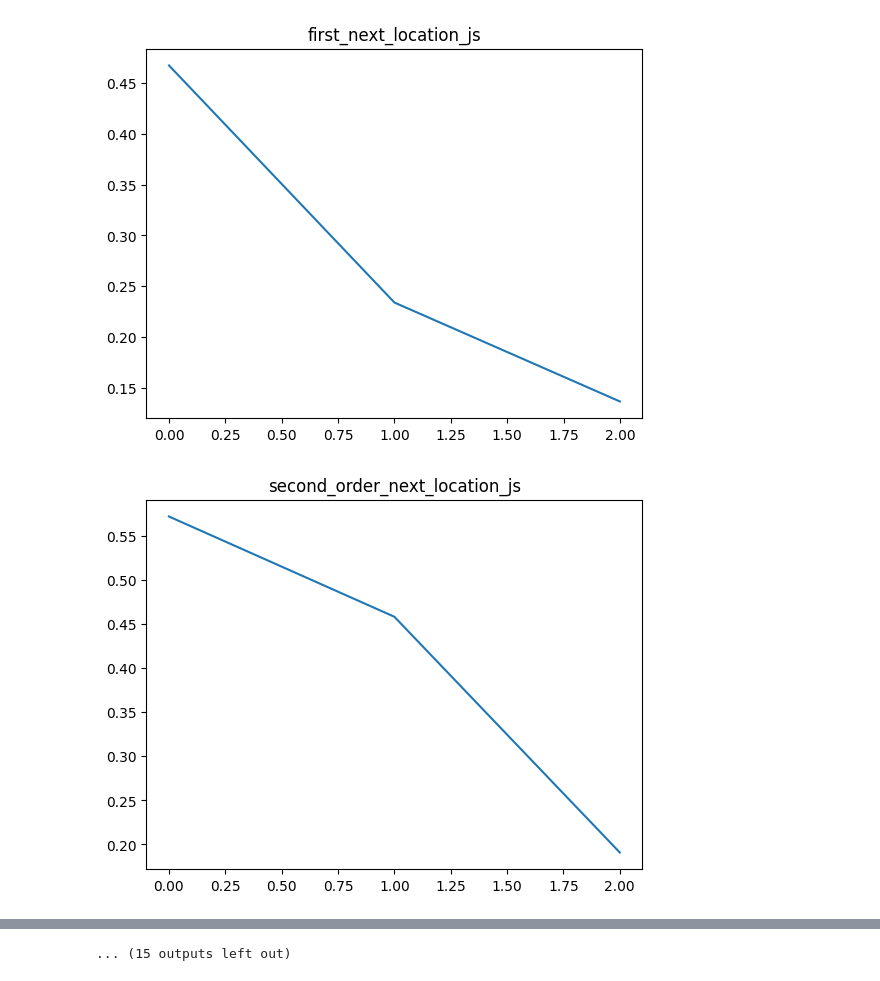
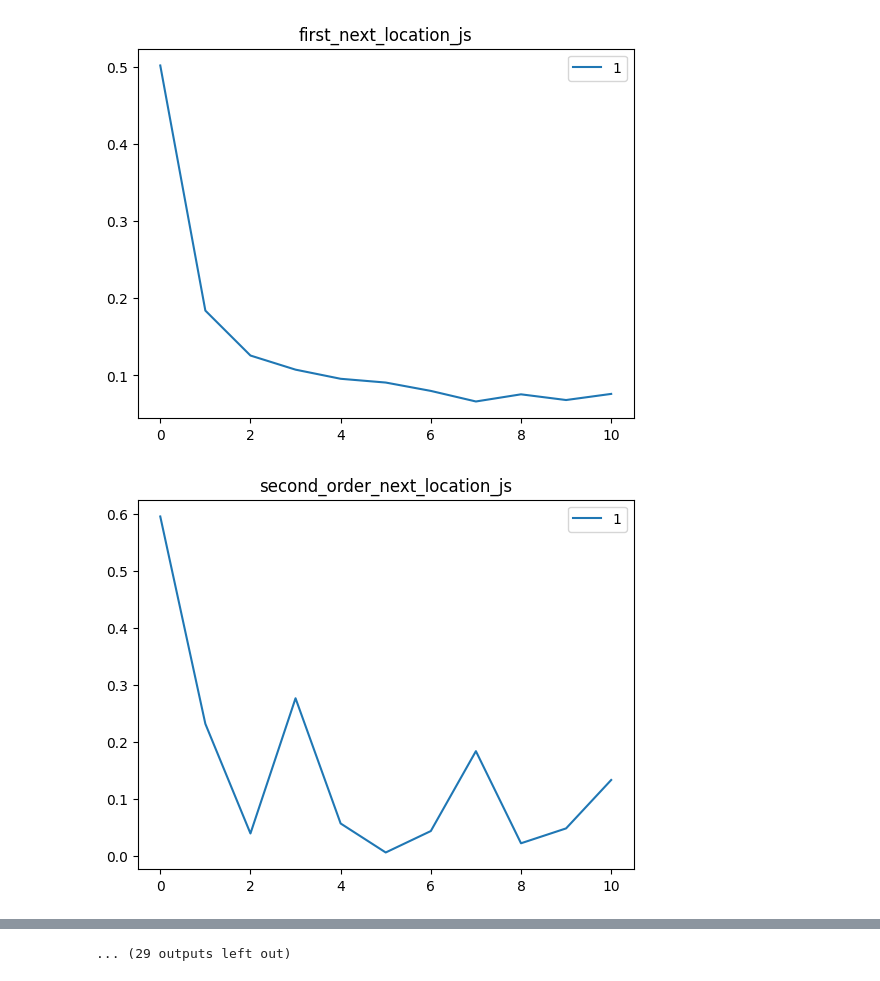
Before and after one commit to tkgsn/priv_traj_gen, a Jupyter notebook: visualize.ipynb, the cells around one changed output, grey strips where cells are left out. Saved outputs shown, nothing was run; the diff lists cells and outputs as text; code cells hidden in the pictures.

```diff
--- a/visualize.ipynb
+++ b/visualize.ipynb
@@ -4,33 +4,52 @@
 
 # using seaborn
 import seaborn as sns
 import json
 import glob
 import os
 import seaborn as sns
 import matplotlib.pyplot as plt
 import numpy as np
 
+#test
+model_dirs = ["/data/results/chengdu/10000/200_10_bin30_seed0/fulllinear_quadtree_dpFalse_meta100_dim100_64_64_256_btch0_cldepth_1000_trTrue_coTrue/"]
+labels = ["1"]
+
+# dp
+# model_dirs = ["/data/results/chengdu/10000/200_10_bin30_seed0/fulllinear_quadtree_dpTrue_meta10000_dim100_64_64_256_btch0_cldepth_1000_trTrue_coTrue/", "/data/results/chengdu/10000/MTNET_DPTrue/"]
+# labels = ["ours", "MTNet"]
+
+# without DP
+# model_dirs = ["/data/results/chengdu/10000/200_10_bin30_seed0/fulllinear_quadtree_dpFalse_meta100_dim100_64_64_256_btch0_cldepth_1000_trTrue_coTrue/", "/data/results/chengdu/10000/MTNET_DPFalse/"]
+# labels = ["ours", "MTNet"]
+
 # plot line graphs for each key
+model_paths = [os.path.join(model_dir, "evaluated_model_*.json") for model_dir in model_dirs]
 
-data = {}
-for i, filename in enumerate(sorted(glob.glob('/data/results/chengdu/10000/200_10_bin14_seed0/test/evaluated_model_*.json'))):
-    with open(filename) as f:
-        epoch_data = json.load(f)
-        for key in epoch_data.keys():
-            if key not in data:
-                data[key] = []
-            if isinstance(epoch_data[key], list):
-                data[key].append(np.mean(epoch_data[key]))
-            else:
-                data[key].append(epoch_data[key])
+datas = []
+for model_path in model_paths:
+    data = {}
+    sorted_path = sorted(glob.glob(model_path), key=lambda x: int(x.split("_")[-1].split(".")[0]))
+    for i, filename in enumerate(sorted_path):
+        with open(filename) as f:
+            epoch_data = json.load(f)
+            for key in epoch_data.keys():
+                if key not in data:
+                    data[key] = []
+                if isinstance(epoch_data[key], list):
+                    data[key].append(np.mean(epoch_data[key]))
+                else:
+                    data[key].append(epoch_data[key])
+    datas.append(data)
 
 for j, key in enumerate(data.keys()):
-    x_axis = list(range(len(data[key])))
-    y_axis = data[key]
-    sns.lineplot(x=x_axis, y=y_axis)
-    plt.title(key)
+    for data, label in zip(datas, labels):
+        if key in data:
+            x_axis = list(range(len(data[key])))
+            y_axis = data[key]
+            sns.lineplot(x=x_axis, y=y_axis, label=label)
+            plt.title(key)
     plt.show()
 # %% [output]
-[figure, old version]
+[figure, new version]
-[figure, old version]
+[figure, new version]
@@ -47 +66 @@ for j, key in enumerate(data.keys()):
-... (15 outputs left out)
+... (29 outputs left out)
```
Also changed, not shown: parts of 1 cell of this notebook, 2 other files.
